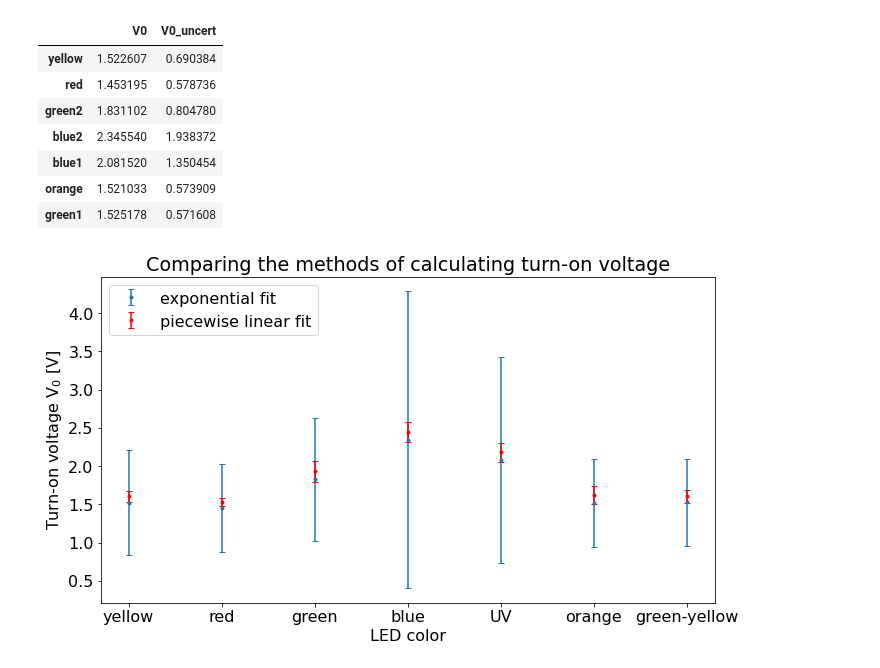
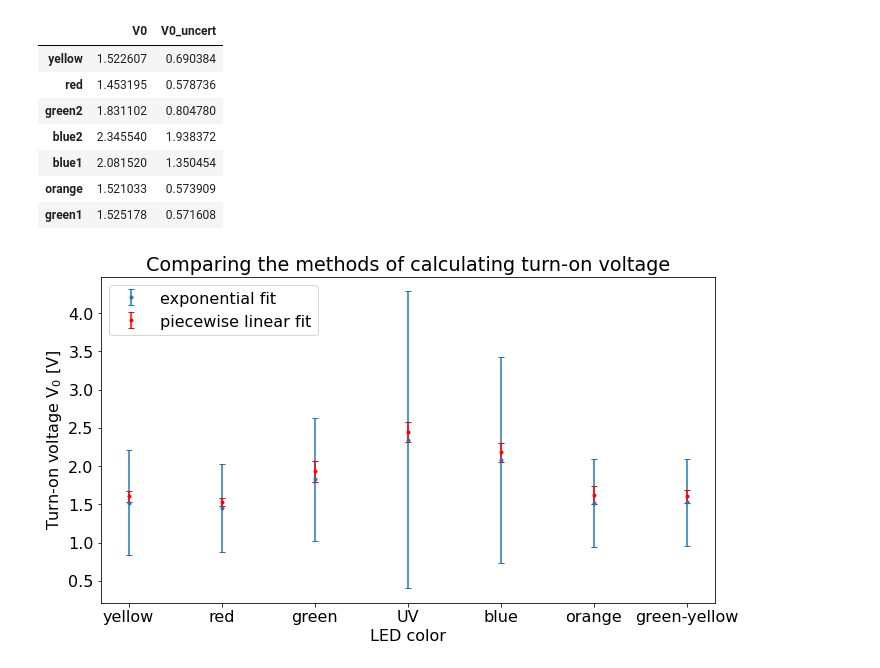
Before and after one commit to jblipper/339-lab3, a Jupyter notebook: extract_turn_on_voltage.ipynb, the cells around one changed output. Cells and saved outputs as stored; diff of their text form; code cells hidden in the pictures.

Commit message:
figures

```diff
--- a/extract_turn_on_voltage.ipynb
+++ b/extract_turn_on_voltage.ipynb
@@ -325,21 +325,21 @@ df_exp
 | green1 | 1.525178 | 0.571608 |
 # %%
 x = np.linspace(1, 7, 7)
-led_labels = ["yellow", "red", "green", "blue", "UV", "orange", "green-yellow"]
+led_labels = ["yellow", "red", "green", "UV", "blue", "orange", "green-yellow"]
 
 fig, ax = plt.subplots()
 fig.set_figheight(6)
 fig.set_figwidth(11)
 
 ax.errorbar(x, df_exp["V0"], df_exp["V0_uncert"], fmt=".", capsize=3, label="exponential fit")
 ax.errorbar(x, df_lin["V0"], df_lin["V0_uncert"], fmt=".", color='red', capsize=3, ecolor="red", label="piecewise linear fit")
 ax.set_xticklabels(led_labels)
 ax.set_xticks(x)
 ax.set_ylabel("Turn-on voltage V$_0$ [V]")
 ax.set_title("Comparing the methods of calculating turn-on voltage")
 plt.legend(loc=2)
 plt.xticks(rotation=0)
 ax.set_xlabel("LED color")
 plt.show()
 # %% [output]
-[figure, old version]
+[figure, new version]
```
Also changed, not shown: 2 other files.
